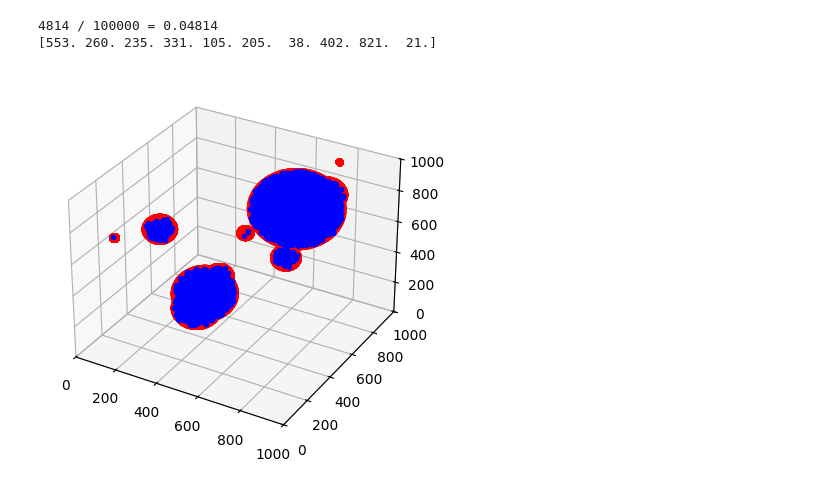
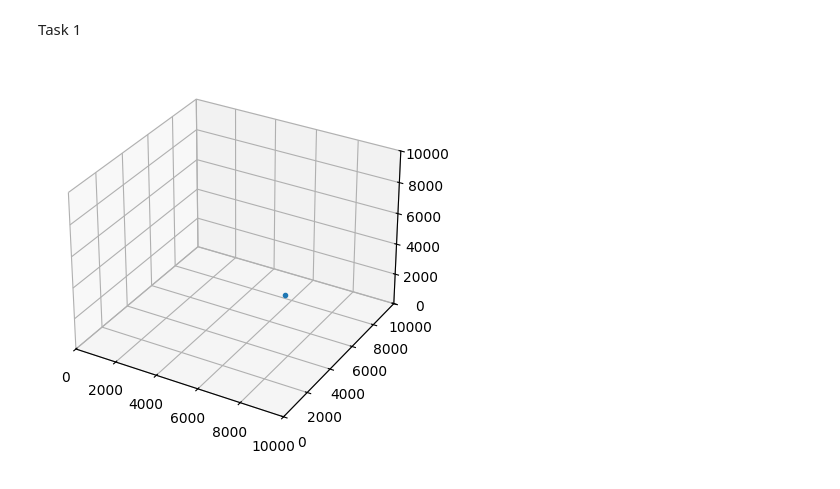
Before and after one commit to Mancorl/Project3-mod300-main, a Jupyter notebook: UNderfilen til audun/fung_oppg_3.ipynb, the cells around one changed output. Cells and saved outputs as stored; diff of their text form; code cells hidden in the pictures.

```diff
--- a/UNderfilen til audun/fung_oppg_3.ipynb
+++ b/UNderfilen til audun/fung_oppg_3.ipynb
@@ -10,7 +30,17 @@ import Plot_Sphere
+# %% [markdown]
+Task 1
 # %%
 #Function in PointMaker make_points, makes a random point, and then places it
-Point_Maker.make_points(1,0,1)#Point randomly placed in simulation box
+points = 1
+point = Point_Maker.make_points(points,0,10000)#Point randomly placed in simulation box
+fig = plt.figure()
+
+ax = fig.add_subplot(projection="3d")
+ax.set_xlim(0,10000)
+ax.set_ylim(0,10000)
+ax.set_zlim(0,10000)
+
+ax.plot(point[:,0],point[:,1],point[:,2],'.')
+plt.show()
 # %% [output]
-4814 / 100000 = 0.04814
-[553. 260. 235. 331. 105. 205.  38. 402. 821.  21.]
-[figure, old version]
+[figure, new version]
```
Also changed, not shown: parts of 22 cells of this notebook, 7 other files.
